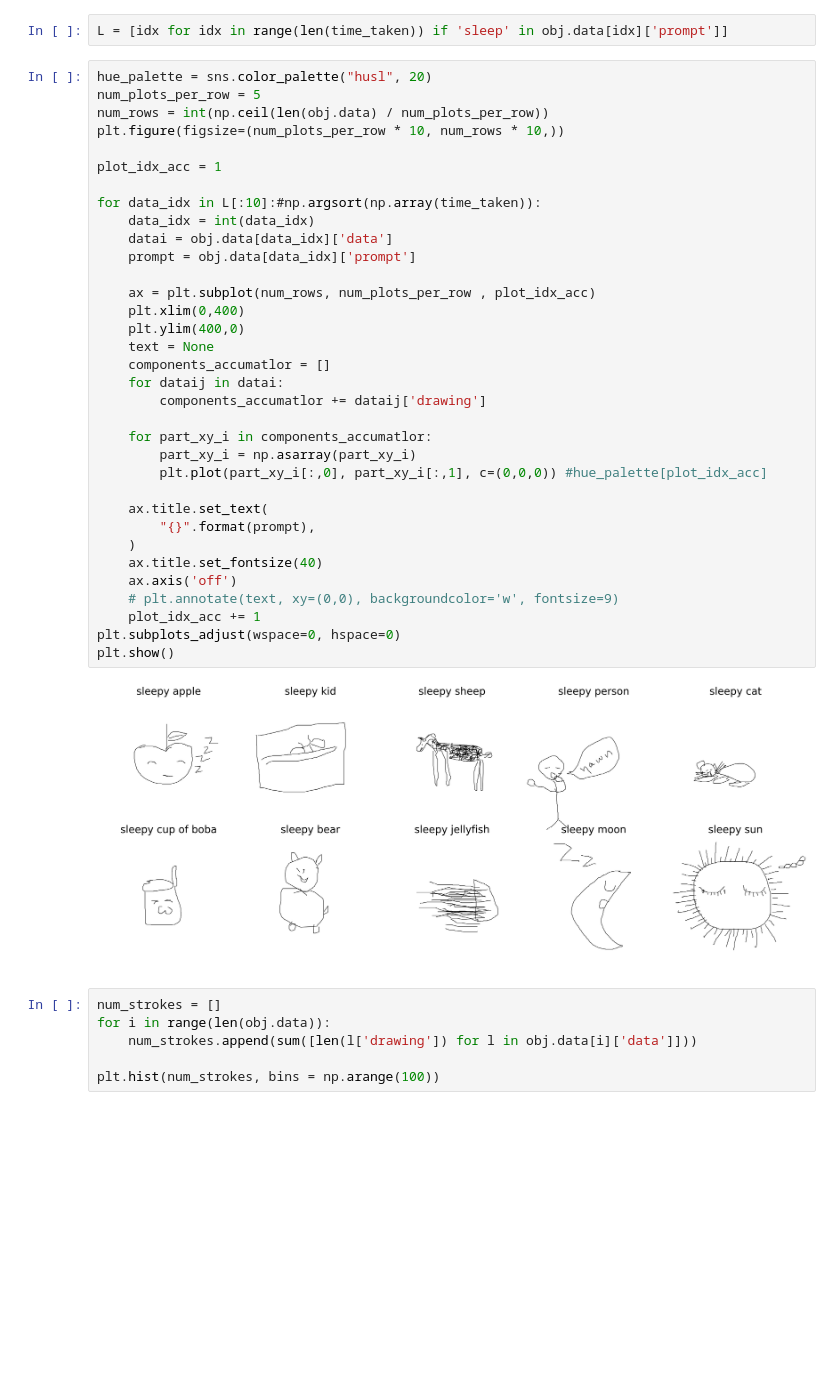
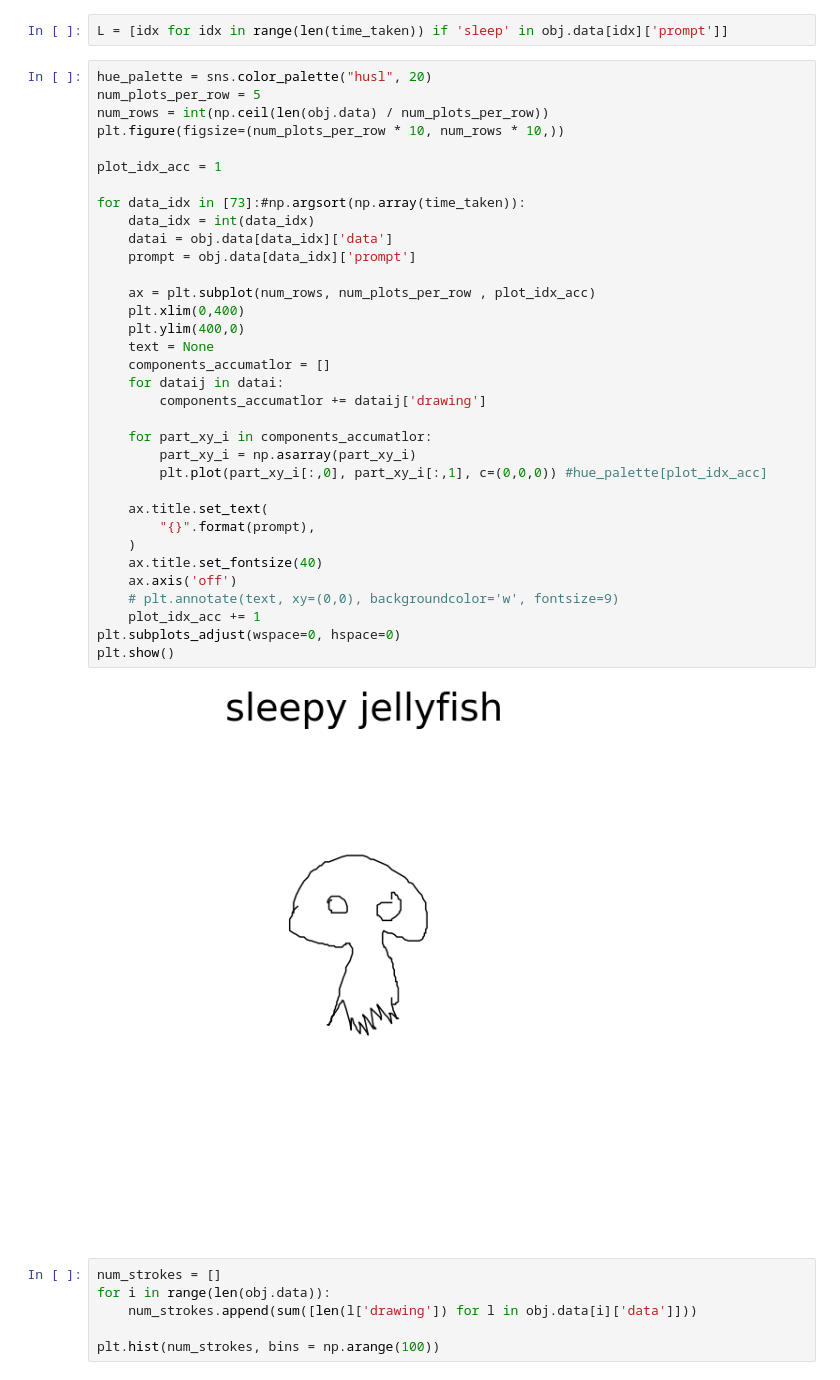
Before and after one commit to ErinZhang1998/sketch_collection, a Jupyter notebook: dec_28_trial_analysis.ipynb, the cells around one changed output. Saved outputs shown, nothing was run; the diff lists cells and outputs as text; blank space fills up the shorter version.

```diff
--- a/dec_28_trial_analysis.ipynb
+++ b/dec_28_trial_analysis.ipynb
@@ -107,35 +107,35 @@ num_rows = int(np.ceil(len(obj.data) / num_plots_per_row))
 plt.figure(figsize=(num_plots_per_row * 10, num_rows * 10,))
 
 plot_idx_acc = 1
 
-for data_idx in L[:10]:#np.argsort(np.array(time_taken)):
+for data_idx in [73]:#np.argsort(np.array(time_taken)):
     data_idx = int(data_idx)
     datai = obj.data[data_idx]['data']
     prompt = obj.data[data_idx]['prompt']
 
     ax = plt.subplot(num_rows, num_plots_per_row , plot_idx_acc)
     plt.xlim(0,400)
     plt.ylim(400,0)
     text = None
     components_accumatlor = []
     for dataij in datai:
         components_accumatlor += dataij['drawing']
 
     for part_xy_i in components_accumatlor:
         part_xy_i = np.asarray(part_xy_i)
         plt.plot(part_xy_i[:,0], part_xy_i[:,1], c=(0,0,0)) #hue_palette[plot_idx_acc]
 
     ax.title.set_text(
         "{}".format(prompt),
     )
     ax.title.set_fontsize(40)
     ax.axis('off')
     # plt.annotate(text, xy=(0,0), backgroundcolor='w', fontsize=9)
     plot_idx_acc += 1
 plt.subplots_adjust(wspace=0, hspace=0)
 plt.show()
 # %% [output]
-[figure, old version]
+[figure, new version]
 # %%
 num_strokes = []
 for i in range(len(obj.data)):
```
Also changed, not shown: parts of 1 cell of this notebook, 4 other files.
